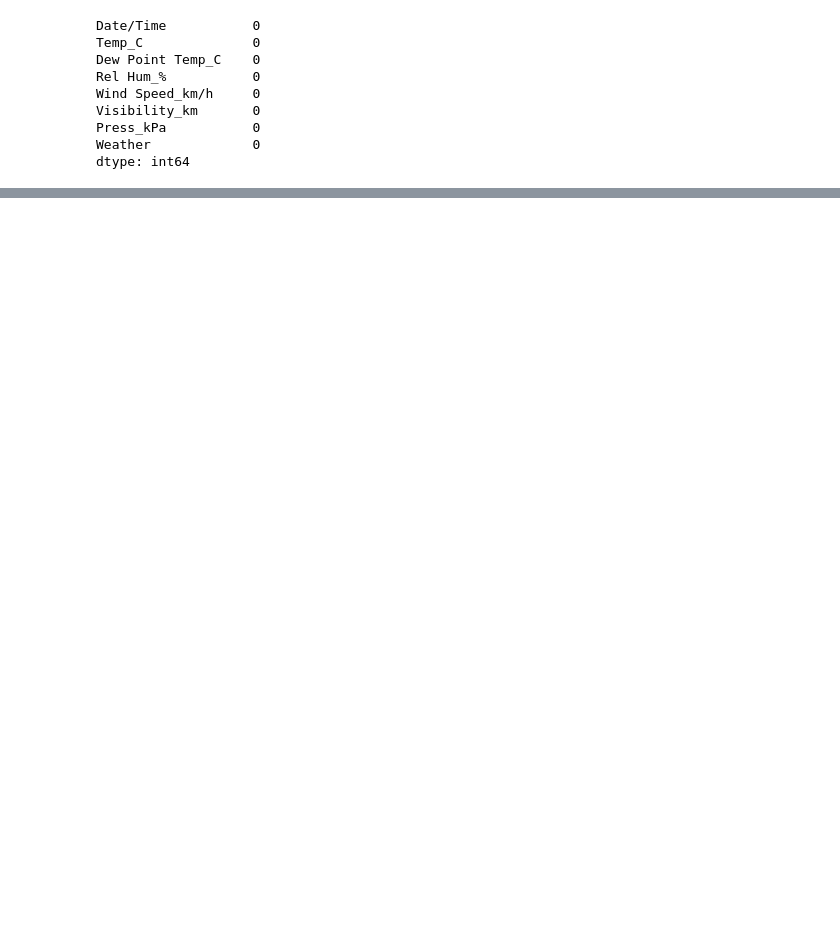
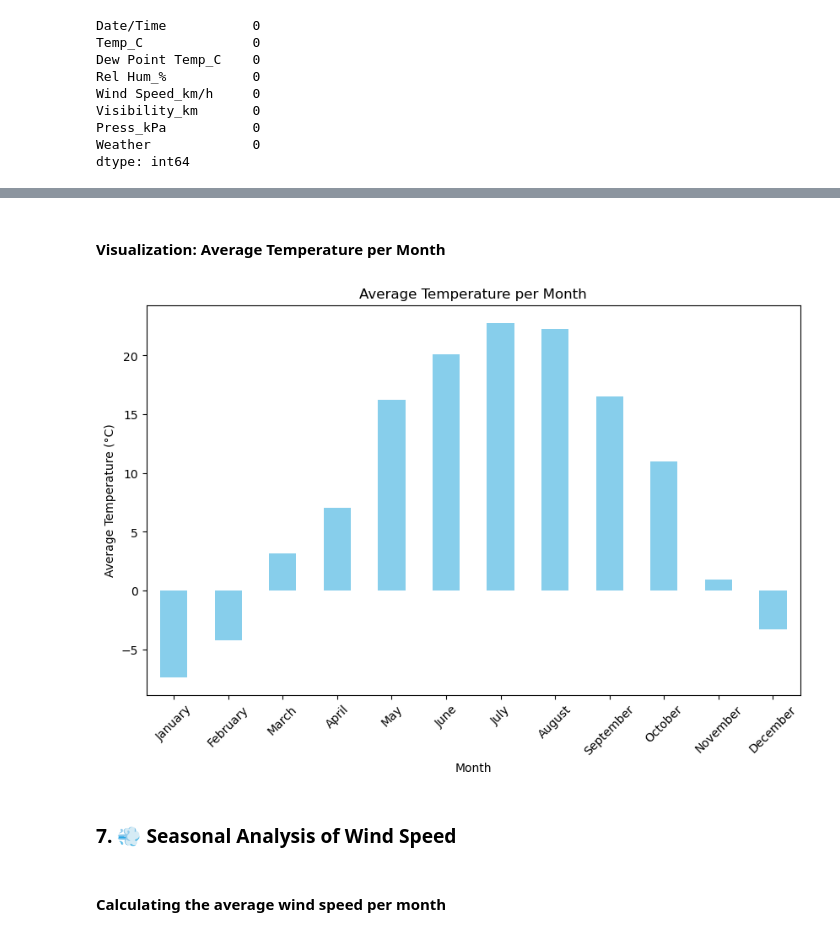
Before and after one commit to georgezacharia/weather_data_analysis_python, a Jupyter notebook: weather_data_analysis.ipynb, the cells around one changed output, grey strips where cells are left out. Saved outputs shown, nothing was run; the diff lists cells and outputs as text; code cells hidden in the pictures; blank space fills up the shorter version.

```diff
--- a/weather_data_analysis.ipynb
+++ b/weather_data_analysis.ipynb
@@ -515,0 +192,2 @@ This analysis provided valuable insights into various weather conditions and the
+# %%
+data['Month'] = data['Date/Time'].dt.month
@@ -515,0 +217,3 @@ This analysis provided valuable insights into various weather conditions and the
+# %%
+data['Month'] = data['Date/Time'].dt.month
+data['Month_Name'] = data['Month'].apply(lambda x: calendar.month_name[x])
@@ -515,0 +222,2 @@ This analysis provided valuable insights into various weather conditions and the
+# %%
+avg_temp_by_month_name = data.groupby('Month_Name')['Temp_C'].mean()
@@ -515,0 +226,2 @@ This analysis provided valuable insights into various weather conditions and the
+# %%
+avg_temp_by_month_name = avg_temp_by_month_name.reindex(calendar.month_name[1:])
@@ -515,0 +245,16 @@ This analysis provided valuable insights into various weather conditions and the
+# %% [markdown]
+#### Visualization: Average Temperature per Month
+# %%
+plt.figure(figsize=(10, 6))
+avg_temp_by_month_name.plot(kind='bar', color='skyblue')
+plt.title('Average Temperature per Month')
+plt.xlabel('Month')
+plt.ylabel('Average Temperature (°C)')
+plt.xticks(rotation=45)
+plt.show()
+# %% [output]
+[figure, added]
+# %% [markdown]
+### 7. 💨 Seasonal Analysis of Wind Speed
+# %% [markdown]
+#### Calculating the average wind speed per month
```
Also changed, not shown: parts of 147 cells of this notebook.
